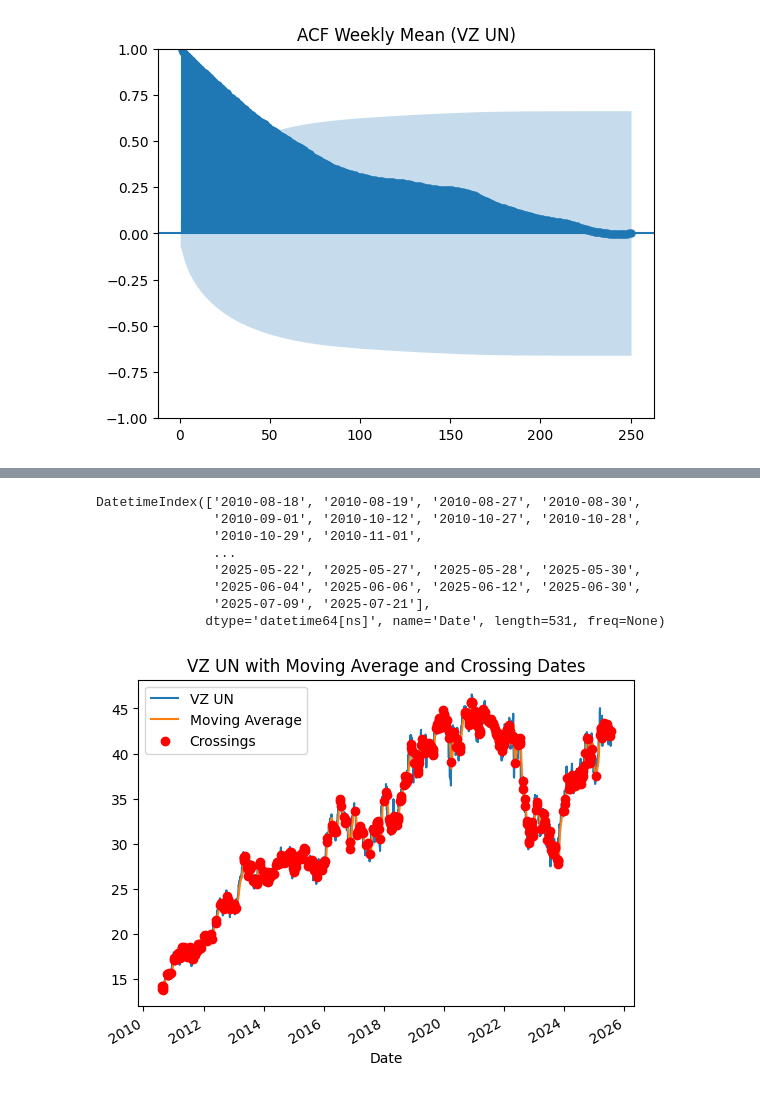
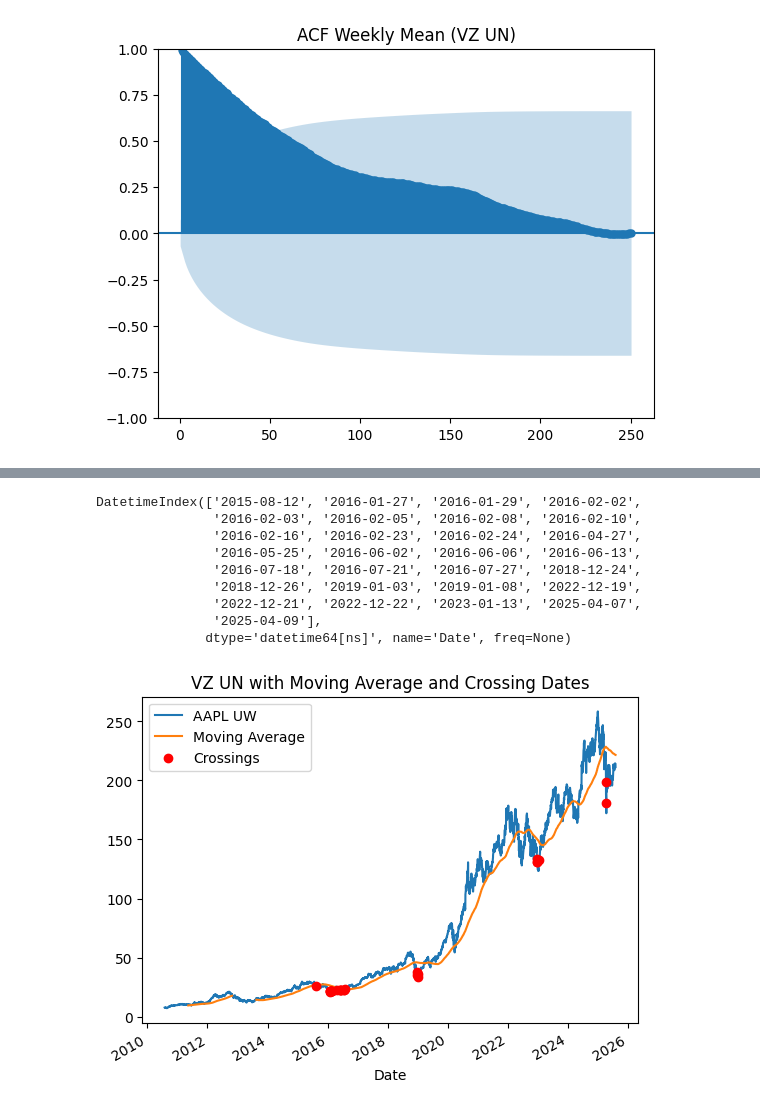
Before and after one commit to phawatboom/Capital-compass, a Jupyter notebook: Data Analysis/data_exploration.ipynb, the cells around one changed output, grey strips where cells are left out. Drawn from its saved outputs; the diff is of its cells as text; code cells hidden in the pictures.

```diff
--- a/Data Analysis/data_exploration.ipynb
+++ b/Data Analysis/data_exploration.ipynb
@@ -333,3 +542,4 @@ KeyboardInterrupt:
 # %%
-print(df["AAPL UW"])
+apple = df["AAPL UW"]
+apple.plot()
 # %% [output]
@@ -349,6 +548,6 @@ Name: AAPL UW, Length: 3773, dtype: float64
 # %%
-ma_window = 14
-moving_average = vz_us.rolling(window=ma_window).mean()
+ma_window = 200
+moving_average = apple.rolling(window=ma_window).mean()
 moving_average.plot()
 # %% [output]
 <Axes: xlabel='Date'>
@@ -356,6 +555,6 @@ moving_average.plot()
 # %%
 # calculate how the data deviate from the mean
-deviation = vz_us - moving_average
+deviation = apple - moving_average
 print(deviation)
 deviation.plot()
 # %% [output]
@@ -382,24 +581,25 @@ crossing = (above_mean != above_mean.shift(1)) & (above_mean.shift(1).notna())
 crossing_dates = vz_us[crossing].index
 print(crossing_dates)
 # %% [output]
-DatetimeIndex(['2010-08-18', '2010-08-19', '2010-08-27', '2010-08-30',
-               '2010-09-01', '2010-10-12', '2010-10-27', '2010-10-28',
-               '2010-10-29', '2010-11-01',
-               ...
-               '2025-05-22', '2025-05-27', '2025-05-28', '2025-05-30',
-               '2025-06-04', '2025-06-06', '2025-06-12', '2025-06-30',
-               '2025-07-09', '2025-07-21'],
-              dtype='datetime64[ns]', name='Date', length=531, freq=None)
+DatetimeIndex(['2015-08-12', '2016-01-27', '2016-01-29', '2016-02-02',
+               '2016-02-03', '2016-02-05', '2016-02-08', '2016-02-10',
+               '2016-02-16', '2016-02-23', '2016-02-24', '2016-04-27',
+               '2016-05-25', '2016-06-02', '2016-06-06', '2016-06-13',
+               '2016-07-18', '2016-07-21', '2016-07-27', '2018-12-24',
+               '2018-12-26', '2019-01-03', '2019-01-08', '2022-12-19',
+               '2022-12-21', '2022-12-22', '2023-01-13', '2025-04-07',
+               '2025-04-09'],
+              dtype='datetime64[ns]', name='Date', freq=None)
 # %%
 
-vz_us.plot(label="VZ UN")
+apple.plot(label="AAPL UW")
 moving_average.plot(label="Moving Average")
 
 # Mark crossing dates
-plt.scatter(crossing_dates, vz_us[crossing_dates], color='red', label='Crossings', zorder=3)
+plt.scatter(crossing_dates, apple[crossing_dates], color='red', label='Crossings', zorder=3)
 
 plt.legend()
 plt.title("VZ UN with Moving Average and Crossing Dates")
 plt.show()
 # %% [output]
-[figure, old version]
+[figure, new version]
```
Also changed, not shown: parts of 22 cells of this notebook.
